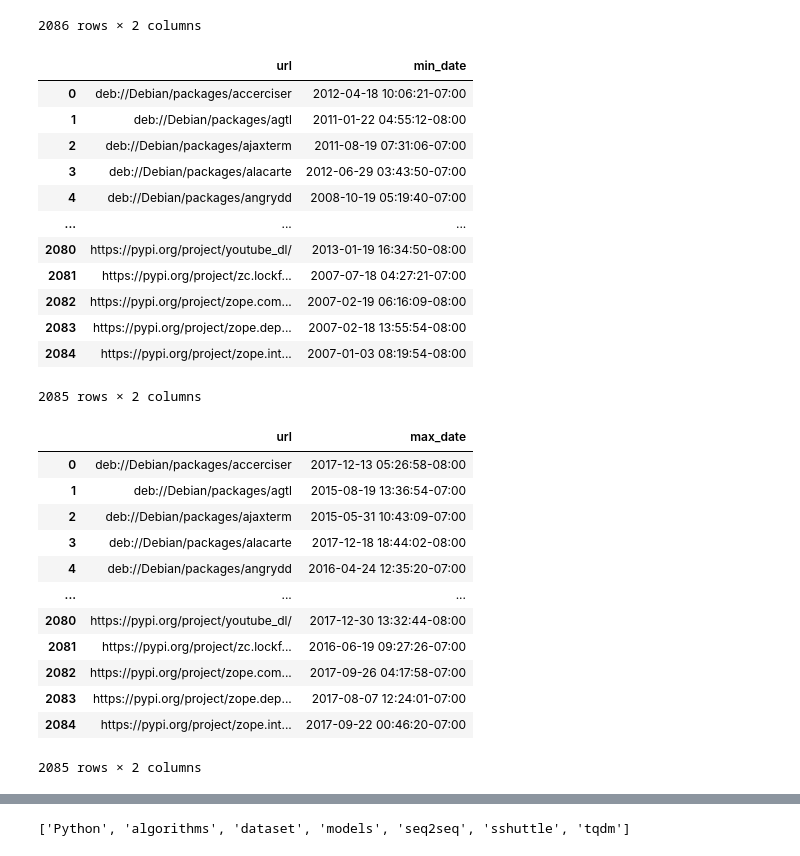
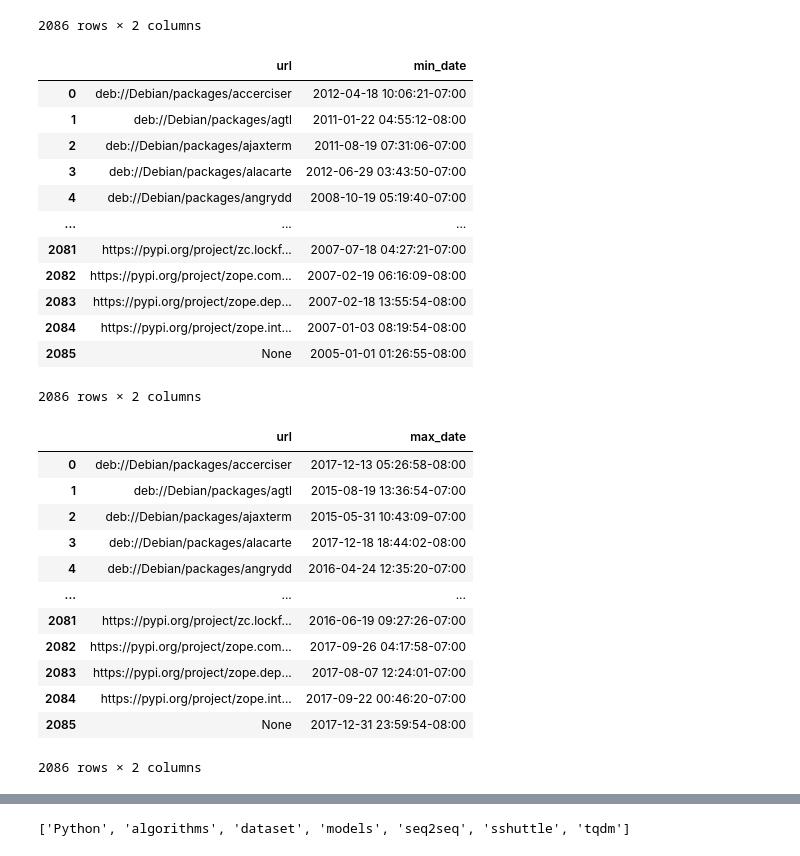
Before and after one commit to DerekRobin/Survival-Analysis-of-OSS-Projects, a Jupyter notebook: Analysis&Data/data-collection.ipynb, the cells around one changed output, grey strips where cells are left out. Saved outputs shown, nothing was run; the diff lists cells and outputs as text; code cells hidden in the pictures.

```diff
--- a/Analysis&Data/data-collection.ipynb
+++ b/Analysis&Data/data-collection.ipynb
@@ -72,37 +80,41 @@ author_count
 | 2085 | None | 79936 |
 2086 rows × 2 columns
 # %%
-query = """SELECT DISTINCT ON (o.url) o.url as url, min(r.date) OVER (PARTITION BY o.url) as min_date
-FROM revision r join snapshot_branch s_b ON r.id = s_b.target
+query = """SELECT o.url AS url, MIN(r.date) AS min_date
+FROM revision r
+FULL JOIN snapshot_branch s_b ON r.id = s_b.target
 FULL JOIN snapshot_branches s_bs ON s_bs.branch_id = s_b.object_id
 FULL JOIN snapshot s ON s.object_id = s_bs.snapshot_id
 FULL JOIN origin_visit ov ON ov.snapshot_id = s.object_id
 FULL JOIN origin o on o.id = ov.origin
-WHERE (r.date >= '2005-01-01'::DATE AND r.date <= '2018-01-01'::DATE);"""
+WHERE (r.date >= '2005-01-01'::DATE AND r.date <= '2018-01-01'::DATE)
+GROUP BY o.url;"""
 min_dates = sqlio.read_sql_query(query, conn)
 min_dates
 # %% [output]
 |  | url | min_date |
 | 0 | deb://Debian/packages/accerciser | 2012-04-18 10:06:21-07:00 |
 | 1 | deb://Debian/packages/agtl | 2011-01-22 04:55:12-08:00 |
 | 2 | deb://Debian/packages/ajaxterm | 2011-08-19 07:31:06-07:00 |
 | 3 | deb://Debian/packages/alacarte | 2012-06-29 03:43:50-07:00 |
 | 4 | deb://Debian/packages/angrydd | 2008-10-19 05:19:40-07:00 |
 | ... | ... | ... |
-| 2080 | https://pypi.org/project/youtube_dl/ | 2013-01-19 16:34:50-08:00 |
 | 2081 | https://pypi.org/project/zc.lockf... | 2007-07-18 04:27:21-07:00 |
 | 2082 | https://pypi.org/project/zope.com... | 2007-02-19 06:16:09-08:00 |
 | 2083 | https://pypi.org/project/zope.dep... | 2007-02-18 13:55:54-08:00 |
 | 2084 | https://pypi.org/project/zope.int... | 2007-01-03 08:19:54-08:00 |
+| 2085 | None | 2005-01-01 01:26:55-08:00 |
-2085 rows × 2 columns
+2086 rows × 2 columns
 # %%
-query = """SELECT DISTINCT ON (o.url) o.url as url, max(r.date) OVER (PARTITION BY o.url) as max_date
-FROM revision r join snapshot_branch s_b ON r.id = s_b.target
+query = """SELECT o.url AS url, MAX(r.date) AS max_date
+FROM revision r
+FULL JOIN snapshot_branch s_b ON r.id = s_b.target
 FULL JOIN snapshot_branches s_bs ON s_bs.branch_id = s_b.object_id
 FULL JOIN snapshot s ON s.object_id = s_bs.snapshot_id
 FULL JOIN origin_visit ov ON ov.snapshot_id = s.object_id
 FULL JOIN origin o on o.id = ov.origin
-WHERE (r.date >= '2005-01-01'::DATE AND r.date <= '2018-01-01'::DATE);"""
+WHERE (r.date >= '2005-01-01'::DATE AND r.date <= '2018-01-01'::DATE)
+GROUP BY o.url;"""
 max_dates = sqlio.read_sql_query(query, conn)
 max_dates
 # %% [output]
@@ -113,9 +125,9 @@ max_dates
 | 3 | deb://Debian/packages/alacarte | 2017-12-18 18:44:02-08:00 |
 | 4 | deb://Debian/packages/angrydd | 2016-04-24 12:35:20-07:00 |
 | ... | ... | ... |
-| 2080 | https://pypi.org/project/youtube_dl/ | 2017-12-30 13:32:44-08:00 |
 | 2081 | https://pypi.org/project/zc.lockf... | 2016-06-19 09:27:26-07:00 |
 | 2082 | https://pypi.org/project/zope.com... | 2017-09-26 04:17:58-07:00 |
 | 2083 | https://pypi.org/project/zope.dep... | 2017-08-07 12:24:01-07:00 |
 | 2084 | https://pypi.org/project/zope.int... | 2017-09-22 00:46:20-07:00 |
+| 2085 | None | 2017-12-31 23:59:54-08:00 |
-2085 rows × 2 columns
+2086 rows × 2 columns
```
Also changed, not shown: parts of 28 cells of this notebook, 5 other files.
